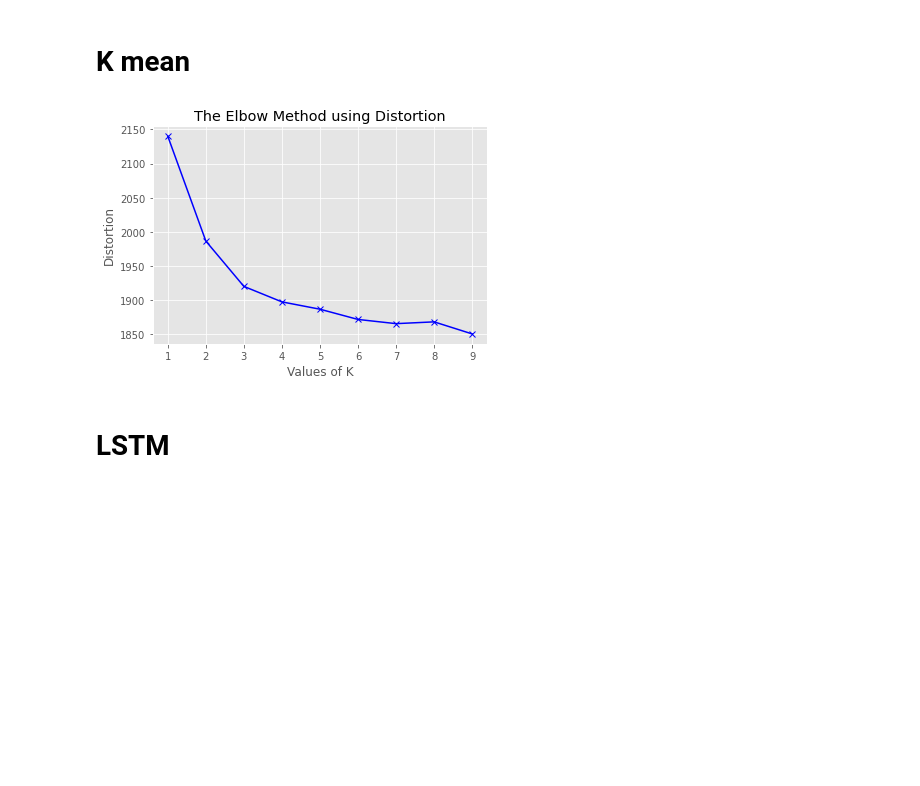
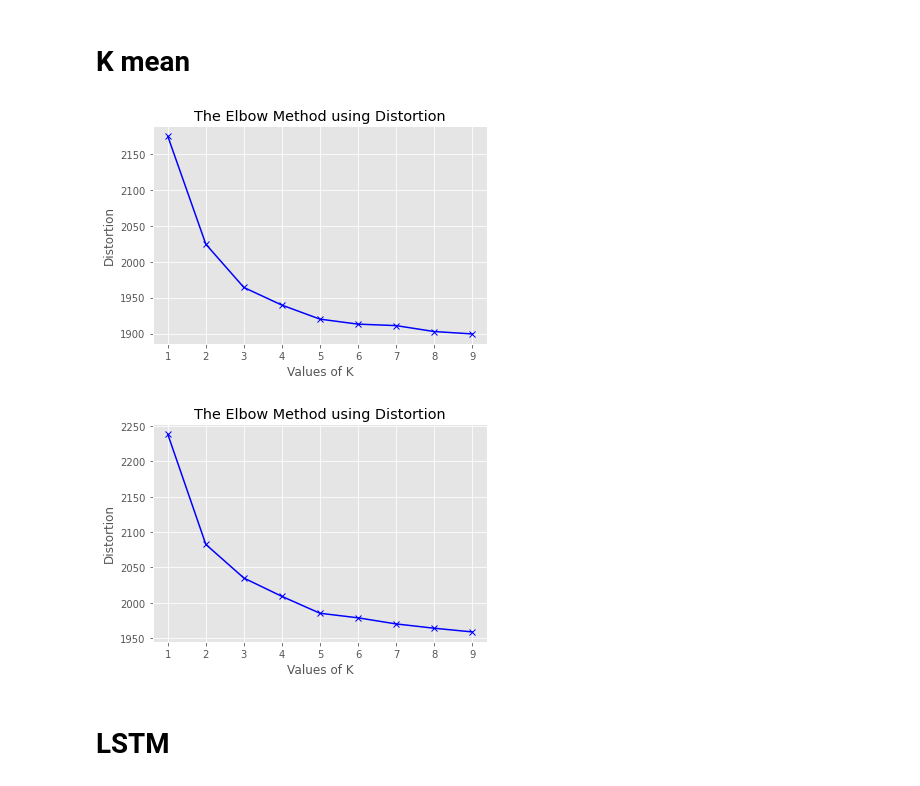
Before and after one commit to spes2357/NLP-depression, a Jupyter notebook: Hybrid_NLP_Project_version1.ipynb, the cells around one changed output. Saved outputs shown, nothing was run; the diff lists cells and outputs as text; code cells hidden in the pictures; blank space fills up the shorter version.

Commit message:
Hybrid_kmean

```diff
--- a/Hybrid_NLP_Project_version1.ipynb
+++ b/Hybrid_NLP_Project_version1.ipynb
@@ -212,11 +206,14 @@ def makeWorldCloud(llist):
 # makeWorldCloud(cluster_zero)
 # makeWorldCloud(cluster_one)
 # makeWorldCloud(cluster_two)
-# %%
-y_kmList = kmean(test_sequences_matrix)
-zero_list, one_list = kmeanClusterResult(y_kmList, X)
-# %% [output]
-[figure, removed]
+# %%
+y_kmList_train = kmean(sequences_matrix)
+zero_list_train, one_list_train = kmeanClusterResult(y_kmList_train, X_train)
+y_kmList_test = kmean(test_sequences_matrix)
+zero_list_test, one_list_test = kmeanClusterResult(y_kmList_test, X_test)
+# %% [output]
+[figure, added]
+[figure, added]
 # %% [markdown]
 # LSTM
 # %%
```
Also changed, not shown: parts of 5 cells of this notebook.
